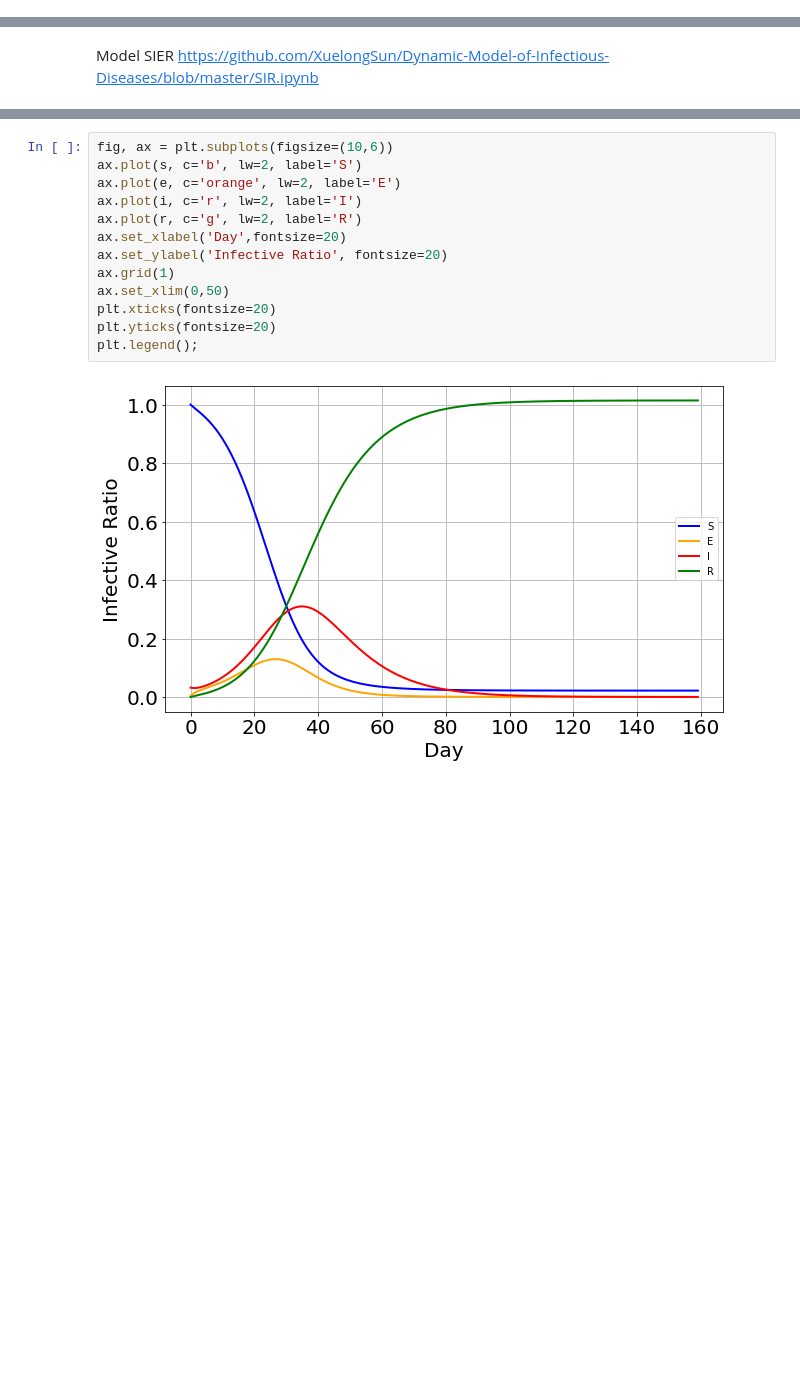
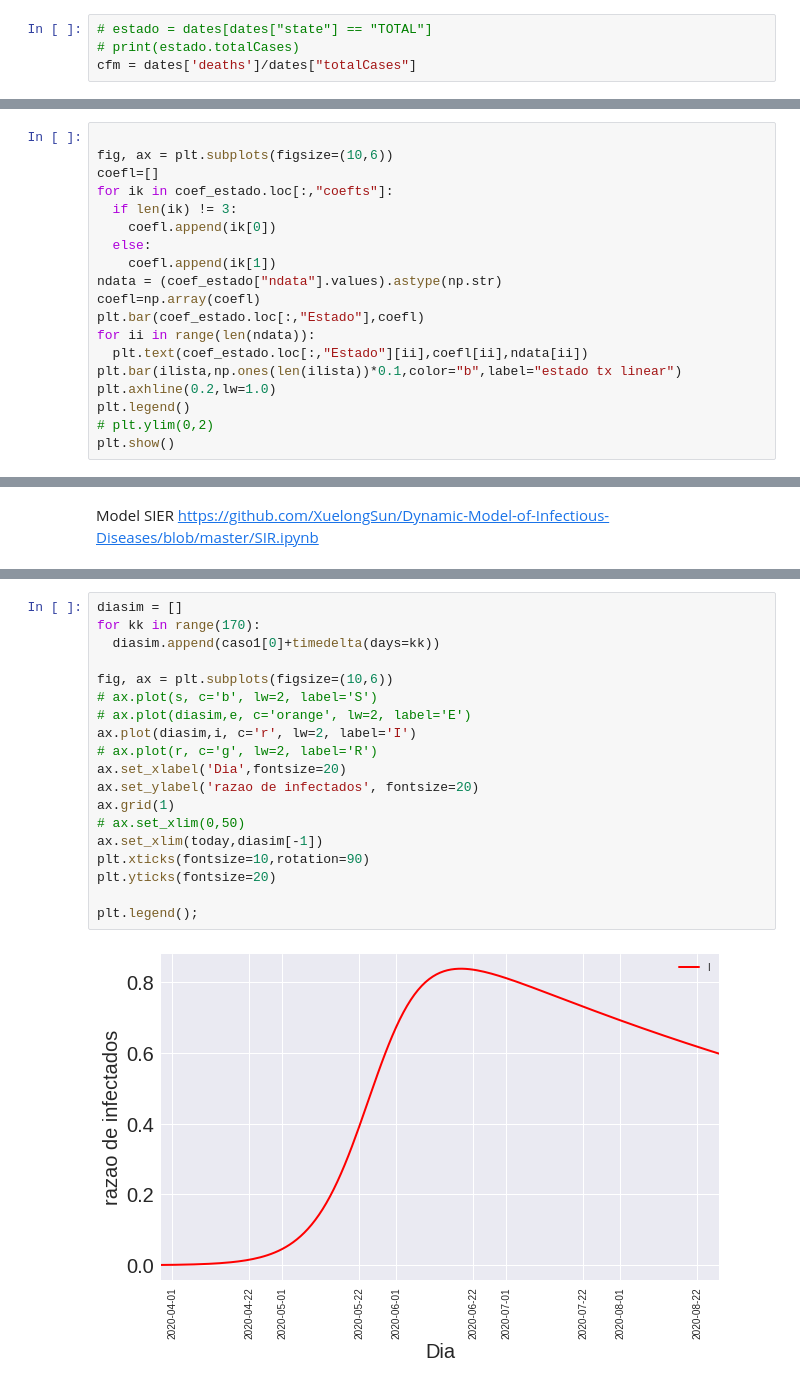
Before and after one commit to cmpaulo/corona, a Jupyter notebook: estados_corona.ipynb, the cells around one changed output, grey strips where cells are left out. Drawn from its saved outputs; the diff is of its cells as text; blank space fills up the shorter version.

```diff
--- a/estados_corona.ipynb
+++ b/estados_corona.ipynb
@@ -24,0 +31,4 @@ int
+# %%
+# estado = dates[dates["state"] == "TOTAL"]
+# print(estado.totalCases)
+cfm = dates['deaths']/dates["totalCases"]
@@ -72,0 +127,19 @@ dia
+# %%
+
+fig, ax = plt.subplots(figsize=(10,6))
+coefl=[]
+for ik in coef_estado.loc[:,"coefts"]:
+  if len(ik) != 3:
+    coefl.append(ik[0])
+  else:
+    coefl.append(ik[1])
+ndata = (coef_estado["ndata"].values).astype(np.str)
+coefl=np.array(coefl)
+plt.bar(coef_estado.loc[:,"Estado"],coefl)
+for ii in range(len(ndata)):
+  plt.text(coef_estado.loc[:,"Estado"][ii],coefl[ii],ndata[ii])
+plt.bar(ilista,np.ones(len(ilista))*0.1,color="b",label="estado tx linear")
+plt.axhline(0.2,lw=1.0)
+plt.legend()
+# plt.ylim(0,2)
+plt.show()
@@ -117,15 +286,21 @@ https://github.com/XuelongSun/Dynamic-Model-of-Infectious-Diseases/blob/master/S
 # %%
+diasim = []
+for kk in range(170):
+  diasim.append(caso1[0]+timedelta(days=kk))
+
 fig, ax = plt.subplots(figsize=(10,6))
-ax.plot(s, c='b', lw=2, label='S')
-ax.plot(e, c='orange', lw=2, label='E')
-ax.plot(i, c='r', lw=2, label='I')
-ax.plot(r, c='g', lw=2, label='R')
-ax.set_xlabel('Day',fontsize=20)
-ax.set_ylabel('Infective Ratio', fontsize=20)
+# ax.plot(s, c='b', lw=2, label='S')
+# ax.plot(diasim,e, c='orange', lw=2, label='E')
+ax.plot(diasim,i, c='r', lw=2, label='I')
+# ax.plot(r, c='g', lw=2, label='R')
+ax.set_xlabel('Dia',fontsize=20)
+ax.set_ylabel('razao de infectados', fontsize=20)
 ax.grid(1)
-ax.set_xlim(0,50)
-plt.xticks(fontsize=20)
+# ax.set_xlim(0,50)
+ax.set_xlim(today,diasim[-1])
+plt.xticks(fontsize=10,rotation=90)
 plt.yticks(fontsize=20)
+
 plt.legend();
 # %% [output]
-[figure, old version]
+[figure, new version]
```
Also changed, not shown: parts of 18 cells of this notebook, 1 other file.
